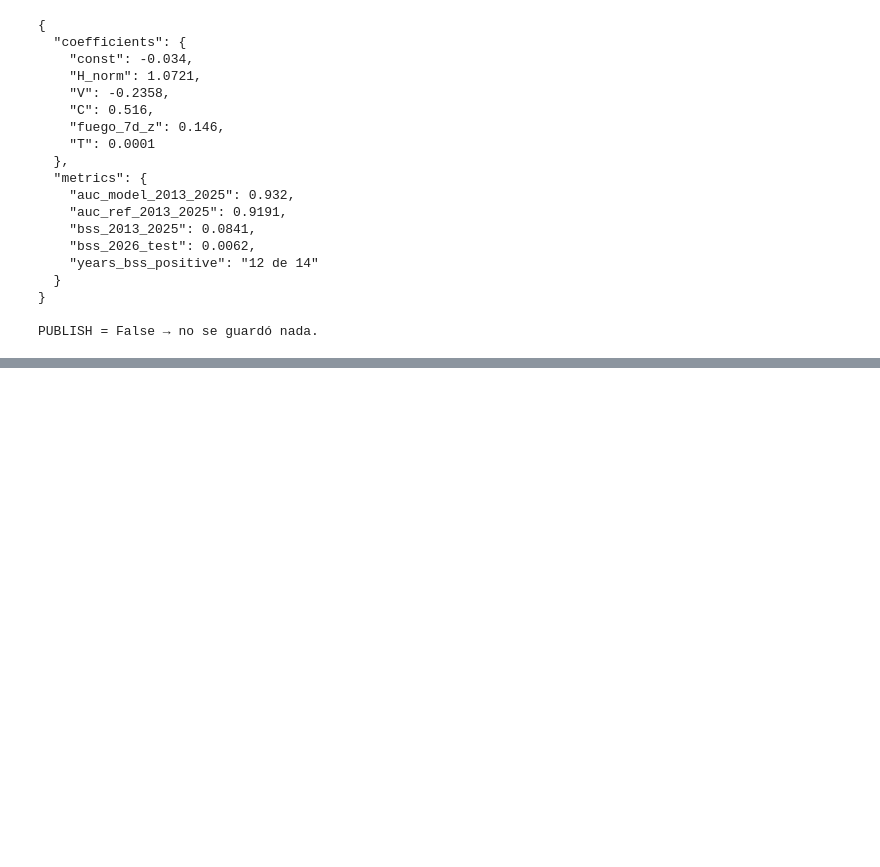
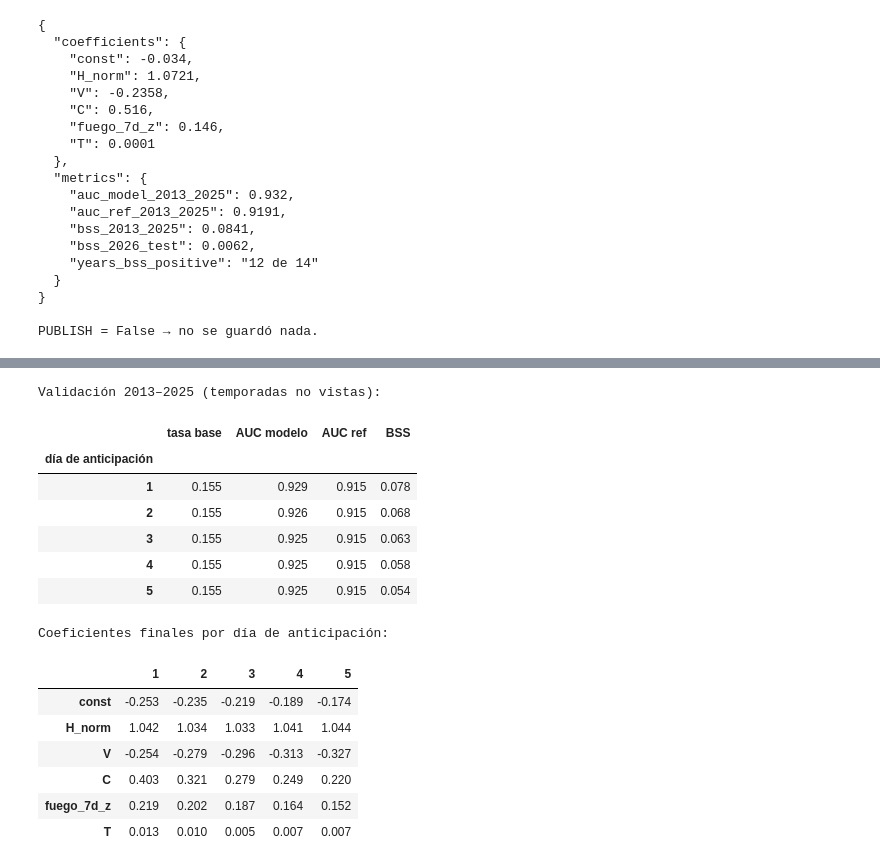
Before and after one commit to lg061870/vigia-orbital, a Jupyter notebook: notebooks/vigia_orbital_modelo.ipynb, the cells around one changed output, grey strips where cells are left out. Cells and saved outputs as stored; diff of their text form; code cells hidden in the pictures; blank space fills up the shorter version.

```diff
--- a/notebooks/vigia_orbital_modelo.ipynb
+++ b/notebooks/vigia_orbital_modelo.ipynb
@@ -910,0 +923,54 @@ PUBLISH = False → no se guardó nada.
+# %%
+#@title C26 · Modelos por día de anticipación (k = 1…5) y validación
+cd = cd.sort_values(["canton_id", "date"]).reset_index(drop=True)
+for k in range(1, 6):
+    cd[f"Y{k}"] = cd.groupby("canton_id").fire_ref_day.shift(-k)       # fuego el día t+k
+mu7, sd7 = cd.loc[cd.year <= 2025, "fuego_7d"].mean(), cd.loc[cd.year <= 2025, "fuego_7d"].std()
+cd["fuego_7d_z"] = (cd.fuego_7d - mu7) / sd7
+base_feats = ["V", "C", "fuego_7d_z", "T"]
+
+def fit_lead(train, test, ycol):
+    clim = train.groupby(["canton_id", "semana"])[ycol].mean().clip(0.01, 0.99)
+    lg = np.log(clim / (1 - clim)).rename("H_norm")
+    fill = np.log(train[ycol].mean() / (1 - train[ycol].mean()))
+    tr = train.join(lg, on=["canton_id", "semana"]).fillna({"H_norm": fill})
+    te = test.join(lg, on=["canton_id", "semana"]).fillna({"H_norm": fill})
+    X = ["H_norm"] + base_feats
+    m = sm.Logit(tr[ycol].astype(int), sm.add_constant(tr[X])).fit(disp=0)
+    return m, m.predict(sm.add_constant(te[X], has_constant="add")), 1 / (1 + np.exp(-te.H_norm))
+
+lead_models, resumen = {}, []
+for k in range(1, 6):
+    yk = f"Y{k}"
+    dk = cd.dropna(subset=base_feats + [yk])
+    pm_all, pr_all, y_all = [], [], []
+    for yr in range(2013, 2026):                       # validación dejando una temporada fuera
+        _, pm, pr = fit_lead(dk[(dk.year <= 2025) & (dk.year != yr)], dk[dk.year == yr], yk)
+        pm_all.append(pm); pr_all.append(pr); y_all.append(dk[dk.year == yr][yk])
+    pm_all, pr_all, y_all = pd.concat(pm_all), pd.concat(pr_all), pd.concat(y_all).astype(int)
+    lead_models[k], _, _ = fit_lead(dk[dk.year <= 2025], dk.head(1), yk)   # modelo final 2012–2025
+    resumen.append({"día de anticipación": k, "tasa base": y_all.mean(),
+                    "AUC modelo": roc_auc_score(y_all, pm_all), "AUC ref": roc_auc_score(y_all, pr_all),
+                    "BSS": 1 - brier_score_loss(y_all, pm_all) / brier_score_loss(y_all, pr_all)})
+
+print("Validación 2013–2025 (temporadas no vistas):")
+display(pd.DataFrame(resumen).set_index("día de anticipación").round(3))
+print("Coeficientes finales por día de anticipación:")
+pd.DataFrame({k: m.params for k, m in lead_models.items()}).round(3)
+# %% [output]
+Validación 2013–2025 (temporadas no vistas):
+|  | tasa base | AUC modelo | AUC ref | BSS |
+| día de anticipación |  |  |  |  |
+| 1 | 0.155 | 0.929 | 0.915 | 0.078 |
+| 2 | 0.155 | 0.926 | 0.915 | 0.068 |
+| 3 | 0.155 | 0.925 | 0.915 | 0.063 |
+| 4 | 0.155 | 0.925 | 0.915 | 0.058 |
+| 5 | 0.155 | 0.925 | 0.915 | 0.054 |
+Coeficientes finales por día de anticipación:
+|  | 1 | 2 | 3 | 4 | 5 |
+| const | -0.253 | -0.235 | -0.219 | -0.189 | -0.174 |
+| H_norm | 1.042 | 1.034 | 1.033 | 1.041 | 1.044 |
+| V | -0.254 | -0.279 | -0.296 | -0.313 | -0.327 |
+| C | 0.403 | 0.321 | 0.279 | 0.249 | 0.220 |
+| fuego_7d_z | 0.219 | 0.202 | 0.187 | 0.164 | 0.152 |
+| T | 0.013 | 0.010 | 0.005 | 0.007 | 0.007 |
```
Also changed, not shown: parts of 8 cells of this notebook.
